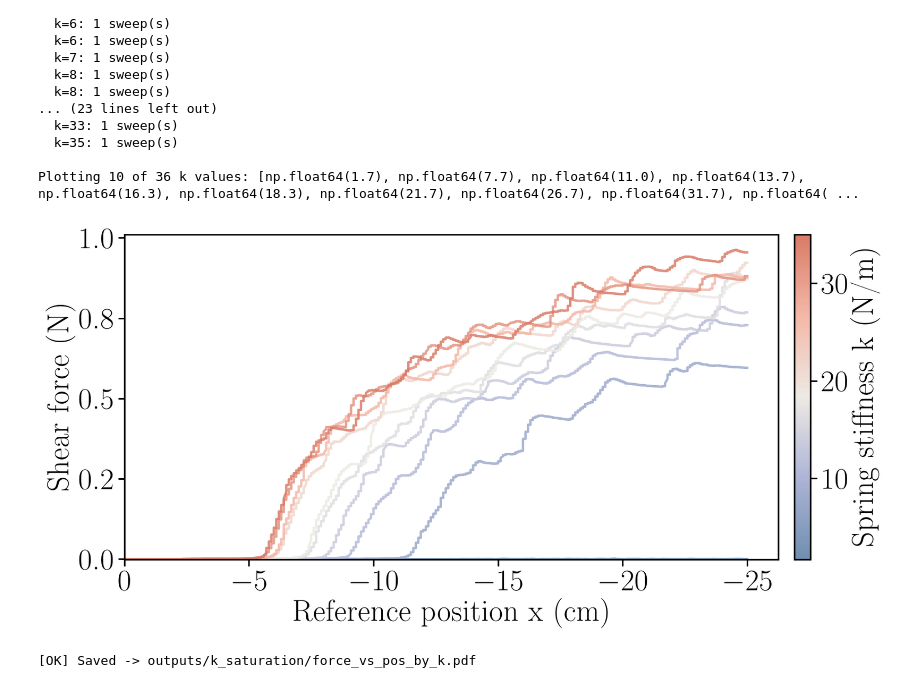
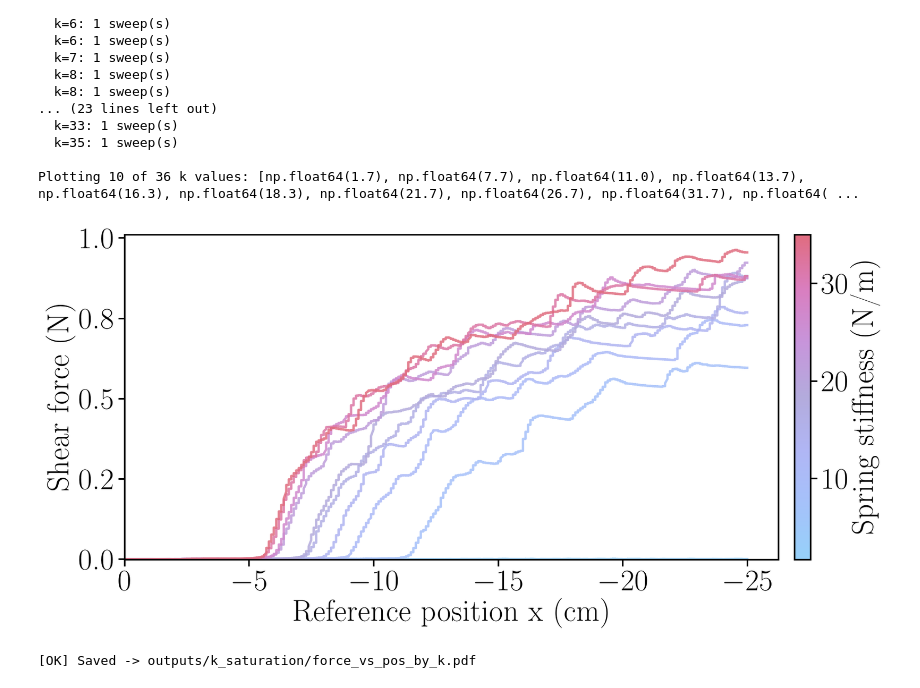
Before and after one commit to CREATE-Lab-EPFL/SoftVMC, a Jupyter notebook: LinearSpring/plot_k_saturation.ipynb, the cells around one changed output. Saved outputs shown, nothing was run; the diff lists cells and outputs as text; code cells hidden in the pictures.

```diff
--- a/LinearSpring/plot_k_saturation.ipynb
+++ b/LinearSpring/plot_k_saturation.ipynb
@@ -123,10 +127,12 @@ Extracted segments for 36 k values
 Plotting 10 of 36 k values: [np.float64(1.7), np.float64(7.7), np.float64(11.0), np.float64(13.7), np.float64(16.3), np.float64(18.3), np.float64(21.7), np.float64(26.7), np.float64(31.7), np.float64( ...
 # %%
 # ── Plot: shear force vs ref position, coloured by k ─────────────────────────
-# Colormap: cold (blue) for low k → hot (red) for high k
+# Colormap: cold (blue, light) for low k -> hot (red, dark) for high k --
+# sequential (monotonic lightness), not diverging, so no value in the middle
+# of the range washes out against the white page.
 
 norm   = mcolors.Normalize(vmin=min(valid_k), vmax=max(valid_k))
-cmap   = PASTEL_CMAP
+cmap   = PASTEL_CMAP_SEQ
 
 # ---- size / aspect for THIS graph only ----
 W_IN = 12.0   # in -- TUNE THIS: figure width
@@ -145,35 +151,35 @@ for kv in plot_k:
     for idx, (gx, f) in enumerate(segments[kv]):
         label = f'K={kv:.0f}' if idx == 0 else None
         ax.plot(gx * 100, f, color=color, linewidth=2.2,
                 alpha=0.85, label=label)
         all_gx_cm.append(gx * 100)
         all_f.append(f)
 all_gx_cm = np.concatenate(all_gx_cm)
 all_f = np.concatenate(all_f)
 
 # Colorbar
 sm = cm.ScalarMappable(cmap=cmap, norm=norm)
 sm.set_array([])
 cbar = fig.colorbar(sm, ax=ax, pad=0.02)
-cbar.set_label('Spring stiffness k (N/m)')
+cbar.set_label('Spring stiffness (N/m)')
 
 ax.set_xlabel('Reference position x (cm)')
 ax.set_ylabel('Shear force (N)')
 ax.yaxis.set_major_formatter(FormatStrFormatter('%.1f'))
 ax.grid(GRID)
 # Anchor at x=0 (sweep start) with 0 on the left; data goes negative (outward
 # sweep to -25cm), so set_xlim(left=0, right=<negative>) both anchors the
 # origin and reproduces the desired 0-on-left / -25-on-right orientation
 # without a separate invert_xaxis() call.
 ax.set_xlim(0, all_gx_cm.min() * 1.05)
 ax.set_ylim(min(0, all_f.min() * 1.05), all_f.max() * 1.05)
 
 plt.tight_layout()
 plt.savefig('outputs/k_saturation/force_vs_pos_by_k.pdf')
 plt.show()
 print('[OK] Saved -> outputs/k_saturation/force_vs_pos_by_k.pdf')
 # %% [output]
-[figure, old version]
+[figure, new version]
 [OK] Saved -> outputs/k_saturation/force_vs_pos_by_k.pdf
 # %%
 # ── Plot: F/x vs x (apparent stiffness) coloured by k ────────────────────────
```
Also changed, not shown: parts of 3 cells of this notebook, 10 other files.
